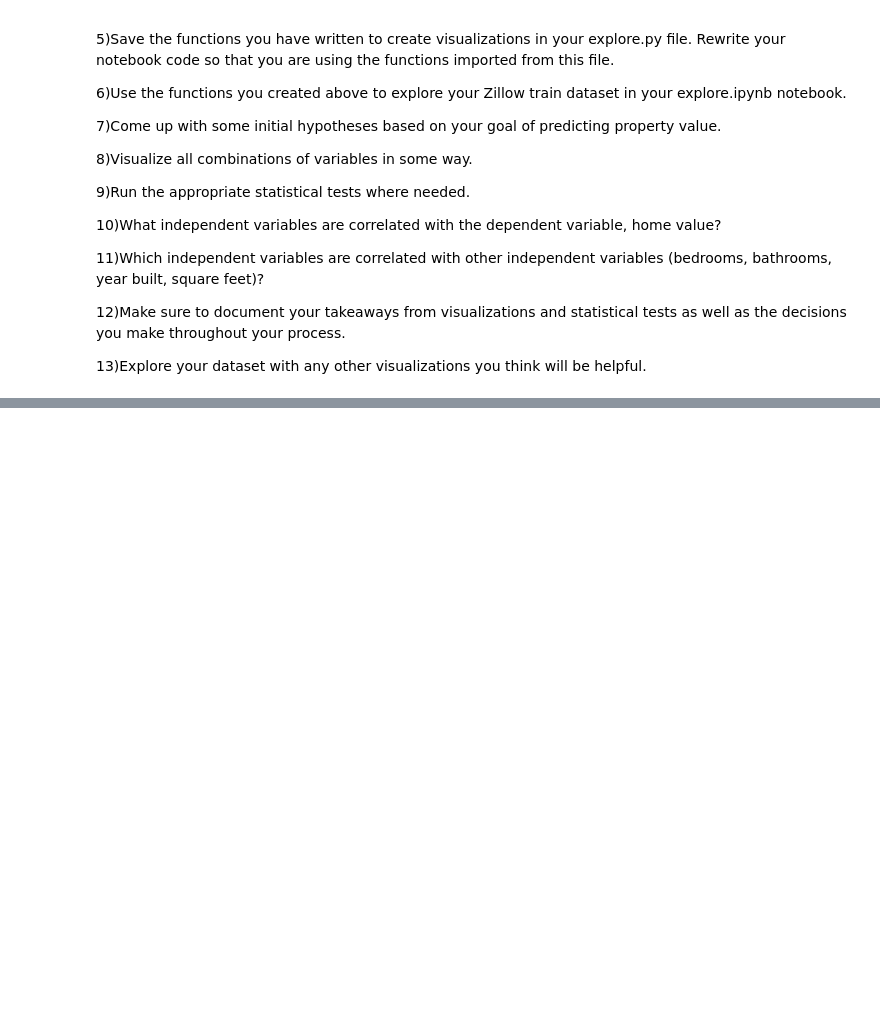
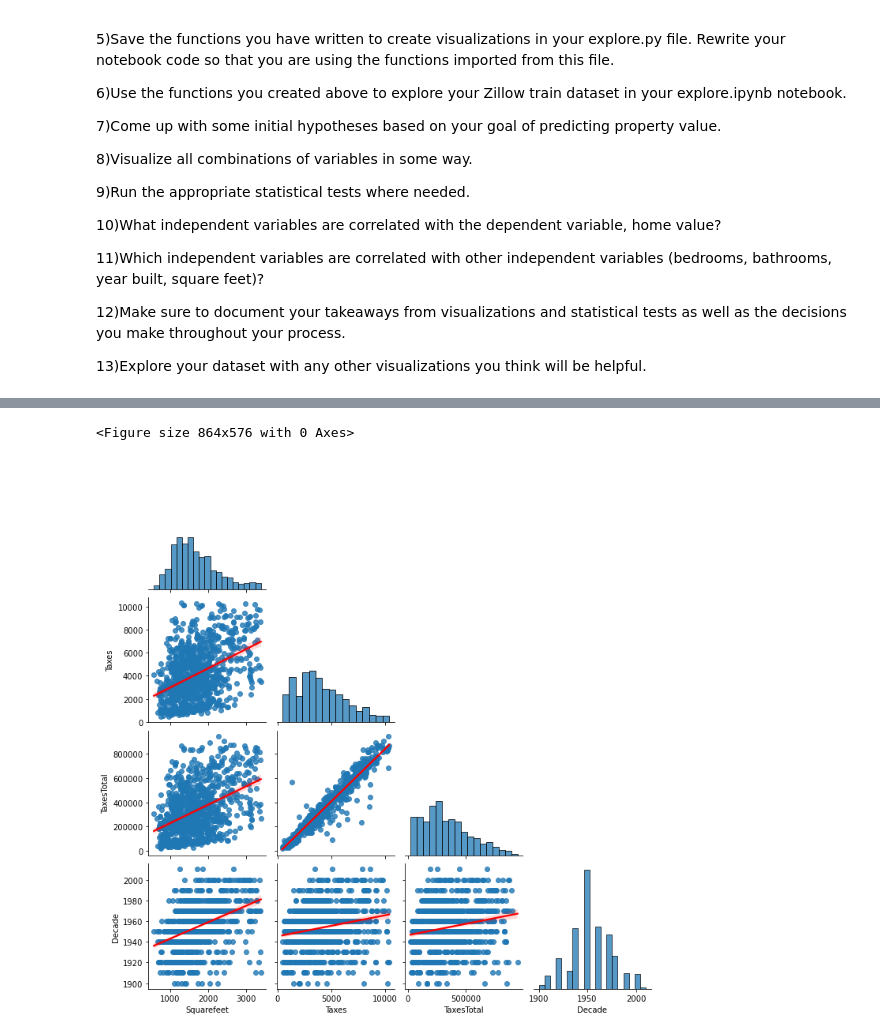
Before and after one commit to cristianibarra1/regression-exercises, a Jupyter notebook: explore.ipynb, the cells around one changed output, grey strips where cells are left out. Saved outputs shown, nothing was run; the diff lists cells and outputs as text; code cells hidden in the pictures; blank space fills up the shorter version.

```diff
--- a/explore.ipynb
+++ b/explore.ipynb
@@ -34,0 +195,7 @@ In these exercises, you will run through the stages of exploration as you contin
+# %%
+#impute data
+train, val, test = prepare.impute_mode(train, val, test, 'Squarefeet')
+# %%
+train = features.prepare_zillow(train)
+val = features.prepare_zillow(val)
+test = features.prepare_zillow(test)
@@ -34,0 +231,18 @@ In these exercises, you will run through the stages of exploration as you contin
+# %%
+cats = ['Bedrooms', 'Bathrooms',  'Year',  'Fips']
+nums = ['Squarefeet', 'Taxes', 'TaxesTotal','Decade']
+# %%
+def plot_variable_pairs(df):
+    cats = ['Bedrooms', 'Bathrooms',  'Year',  'Fips']
+    nums = ['Squarefeet', 'Taxes', 'TaxesTotal','Decade']
+
+    # make correlation plot
+    train_corr = train.drop(columns=['Fips']).corr()
+    plt.figure(figsize=(12,8))
+    sns.pairplot(train[nums].sample(1000), corner=True, kind='reg',plot_kws={'line_kws':{'color':'red'}})
+    plt.show()
+# %%
+plot_variable_pairs(train)
+# %% [output]
+<Figure size 864x576 with 0 Axes>
+[figure, added]
```
Also changed, not shown: parts of 31 cells of this notebook.
